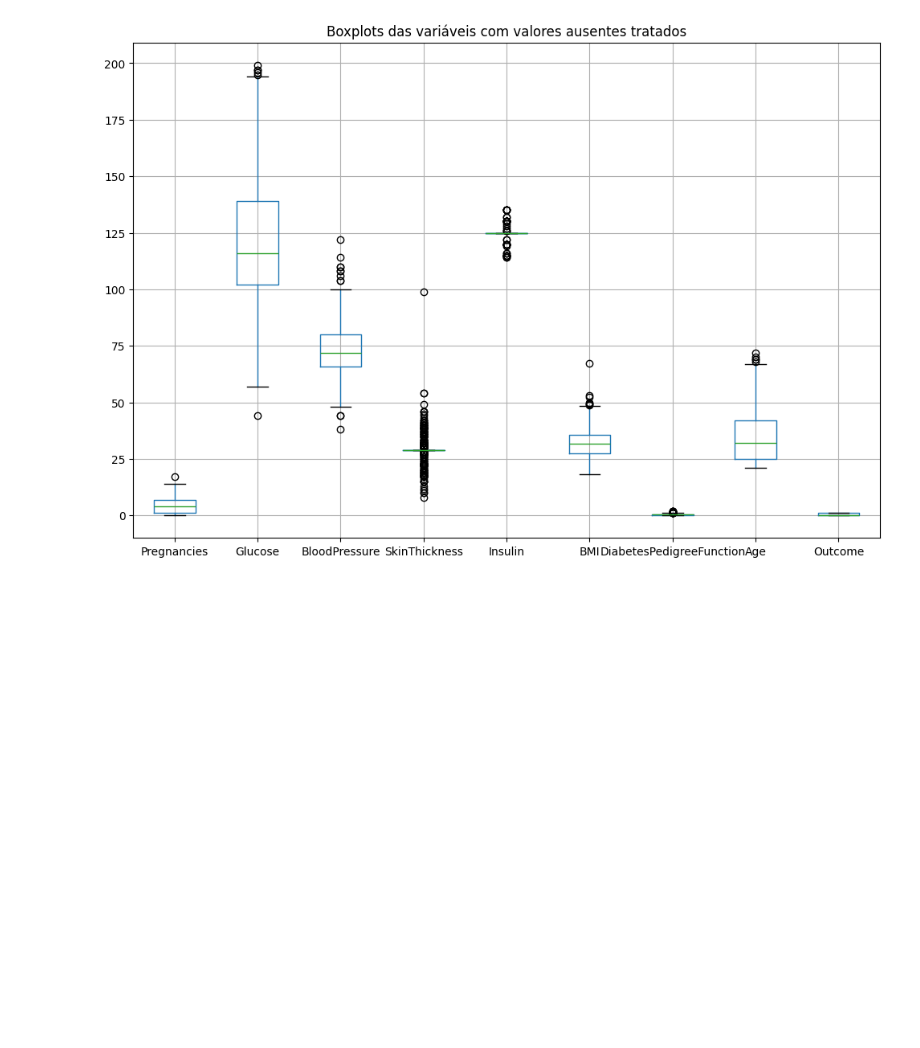
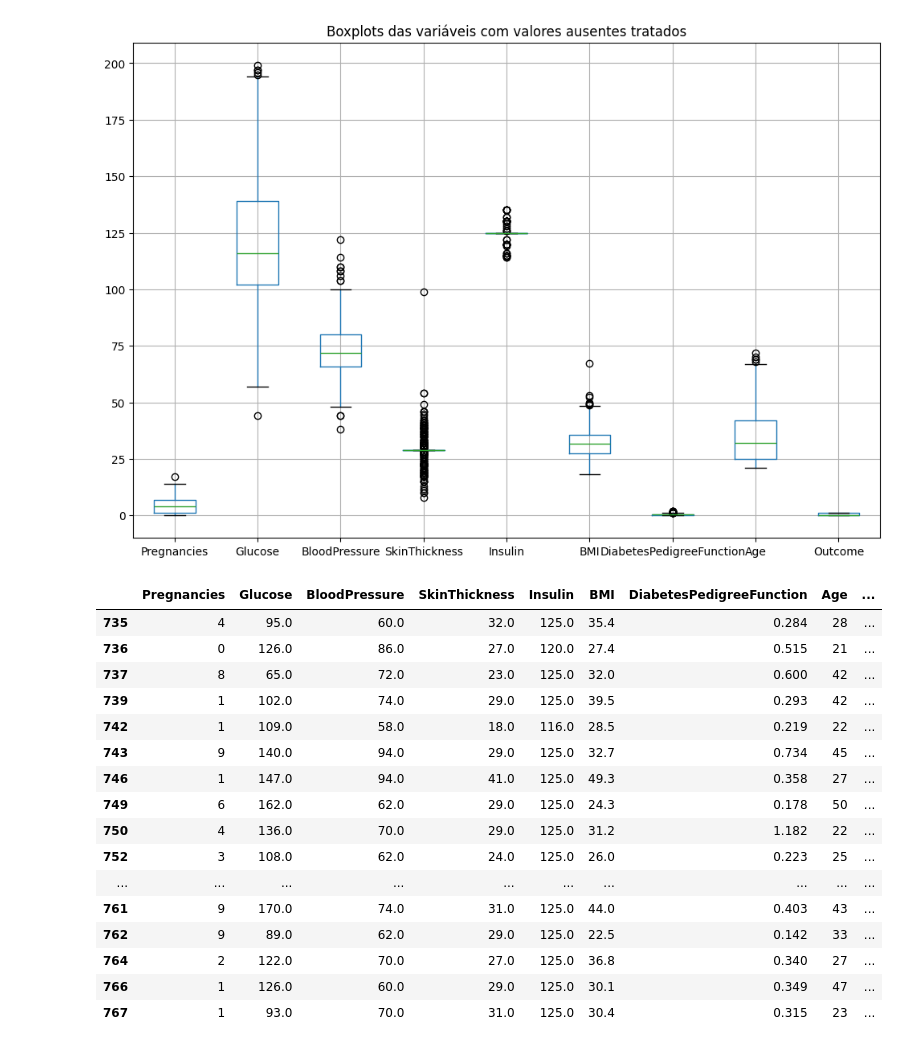
Before and after one commit to AndrielHenrique/data_science_2025, a Jupyter notebook: notebooks/Lab10_ML/exercicio.ipynb, the cells around one changed output. Drawn from its saved outputs; the diff is of its cells as text; code cells hidden in the pictures; blank space fills up the shorter version.

```diff
--- a/notebooks/Lab10_ML/exercicio.ipynb
+++ b/notebooks/Lab10_ML/exercicio.ipynb
@@ -185,4 +191,4 @@ df.fillna(df.median(), inplace=True)
 df.isnull().sum()
 
 #Remover dados nulos
-#df.dropna(inplace=True)
+df.dropna(inplace=True)
@@ -260,0 +258,21 @@ plt.show()
+# %%
+df['target'] = df['Outcome']
+df.tail(20)
+# %% [output]
+|  | Pregnancies | Glucose | BloodPressure | SkinThickness | Insulin | BMI | DiabetesPedigreeFunction | Age | ... |
+| 735 | 4 | 95.0 | 60.0 | 32.0 | 125.0 | 35.4 | 0.284 | 28 | ... |
+| 736 | 0 | 126.0 | 86.0 | 27.0 | 120.0 | 27.4 | 0.515 | 21 | ... |
+| 737 | 8 | 65.0 | 72.0 | 23.0 | 125.0 | 32.0 | 0.600 | 42 | ... |
+| 739 | 1 | 102.0 | 74.0 | 29.0 | 125.0 | 39.5 | 0.293 | 42 | ... |
+| 742 | 1 | 109.0 | 58.0 | 18.0 | 116.0 | 28.5 | 0.219 | 22 | ... |
+| 743 | 9 | 140.0 | 94.0 | 29.0 | 125.0 | 32.7 | 0.734 | 45 | ... |
+| 746 | 1 | 147.0 | 94.0 | 41.0 | 125.0 | 49.3 | 0.358 | 27 | ... |
+| 749 | 6 | 162.0 | 62.0 | 29.0 | 125.0 | 24.3 | 0.178 | 50 | ... |
+| 750 | 4 | 136.0 | 70.0 | 29.0 | 125.0 | 31.2 | 1.182 | 22 | ... |
+| 752 | 3 | 108.0 | 62.0 | 24.0 | 125.0 | 26.0 | 0.223 | 25 | ... |
+| ... | ... | ... | ... | ... | ... | ... | ... | ... | ... |
+| 761 | 9 | 170.0 | 74.0 | 31.0 | 125.0 | 44.0 | 0.403 | 43 | ... |
+| 762 | 9 | 89.0 | 62.0 | 29.0 | 125.0 | 22.5 | 0.142 | 33 | ... |
+| 764 | 2 | 122.0 | 70.0 | 27.0 | 125.0 | 36.8 | 0.340 | 27 | ... |
+| 766 | 1 | 126.0 | 60.0 | 29.0 | 125.0 | 30.1 | 0.349 | 47 | ... |
+| 767 | 1 | 93.0 | 70.0 | 31.0 | 125.0 | 30.4 | 0.315 | 23 | ... |
```
Also changed, not shown: parts of 10 cells of this notebook.
